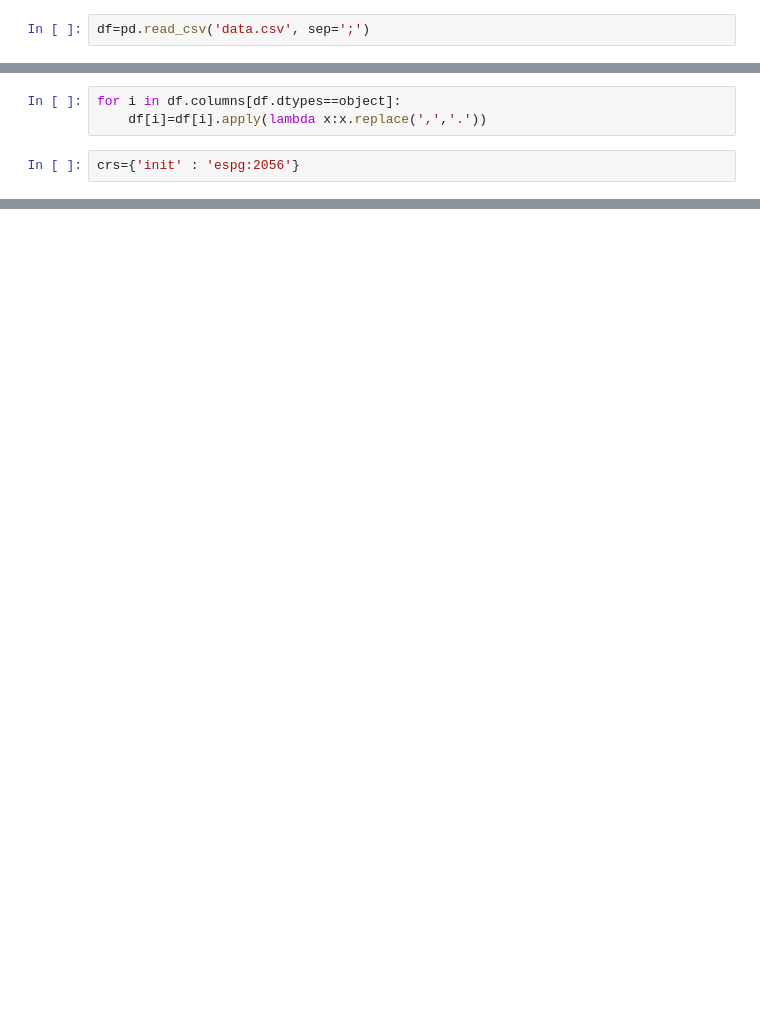
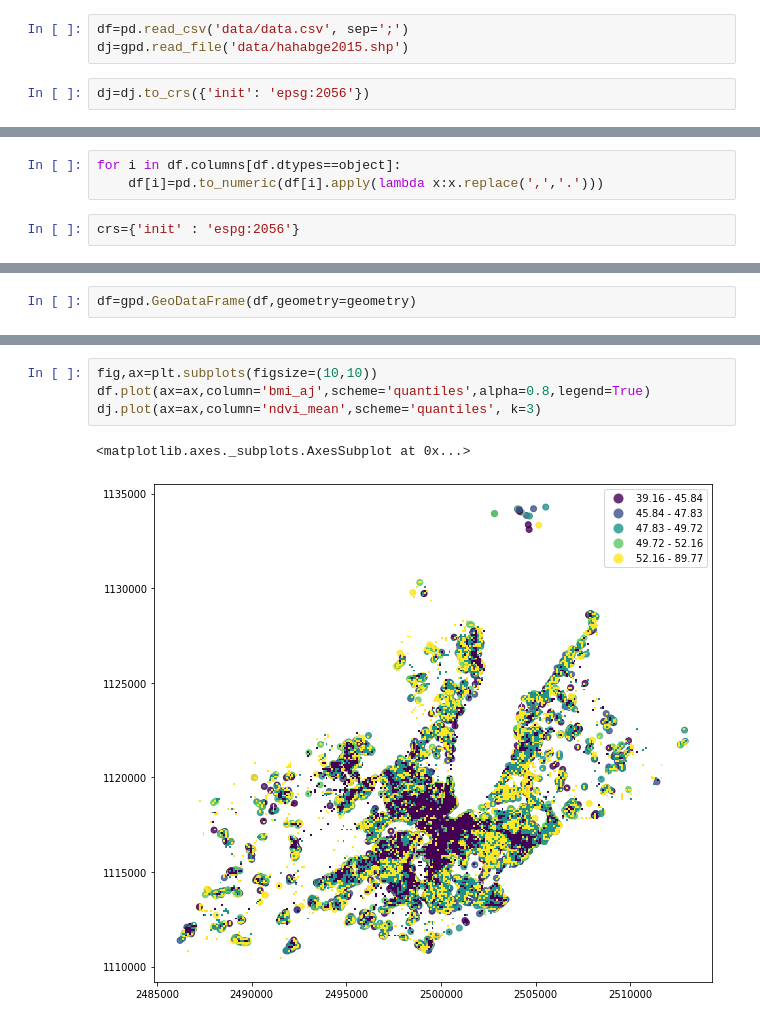
Before and after one commit to cruzador/ploplo, a Jupyter notebook: project.ipynb, the cells around one changed output, grey strips where cells are left out. Cells and saved outputs as stored; diff of their text form; blank space fills up the shorter version.

```diff
--- a/project.ipynb
+++ b/project.ipynb
@@ -10,2 +16,5 @@ import osmnx as ox
 # %%
-df=pd.read_csv('data.csv', sep=';')
+df=pd.read_csv('data/data.csv', sep=';')
+dj=gpd.read_file('data/hahabge2015.shp')
+# %%
+dj=dj.to_crs({'init': 'epsg:2056'})
@@ -15,7 +28,7 @@ df.columns[df.dtypes==object]
 Index(['X', 'Y', 'bmi', 'ssb_if', 'bmi_aj', 'ssb_if_aj', 'age'], dtype='object')
 # %%
 for i in df.columns[df.dtypes==object]:
-    df[i]=df[i].apply(lambda x:x.replace(',','.'))
+    df[i]=pd.to_numeric(df[i].apply(lambda x:x.replace(',','.')))
 # %%
 crs={'init' : 'espg:2056'}
 # %%
@@ -30,0 +36,2 @@ X[2]
+# %%
+df=gpd.GeoDataFrame(df,geometry=geometry)
@@ -30,0 +54,7 @@ X[2]
+# %%
+fig,ax=plt.subplots(figsize=(10,10))
+df.plot(ax=ax,column='bmi_aj',scheme='quantiles',alpha=0.8,legend=True)
+dj.plot(ax=ax,column='ndvi_mean',scheme='quantiles', k=3)
+# %% [output]
+<matplotlib.axes._subplots.AxesSubplot at 0x...>
+[figure, added]
```
Also changed, not shown: parts of 21 cells of this notebook, 10 other files.
